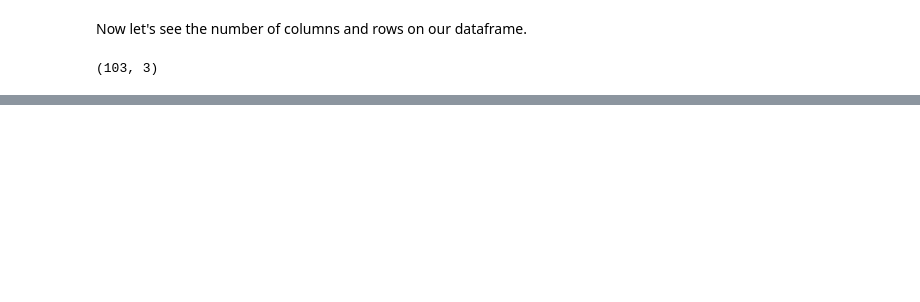
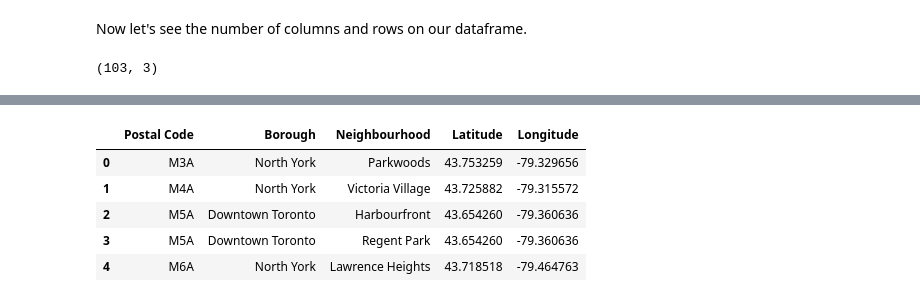
Before and after one commit to FelipedelaMora/Coursera_Capstone, a Jupyter notebook: Capstone_Project_week3.ipynb, the cells around one changed output, grey strips where cells are left out. Cells and saved outputs as stored; diff of their text form; code cells hidden in the pictures; blank space fills up the shorter version.

```diff
--- a/Capstone_Project_week3.ipynb
+++ b/Capstone_Project_week3.ipynb
@@ -103,3 +101,7 @@ Now let's see the number of columns and rows on our dataframe.
 df2.shape
 # %% [output]
 (103, 3)
+# %%
+geo_data = pd.read_csv('http://cocl.us/Geospatial_data', index_col = 0)
+geo_data = geo_data.reset_index()
+geo_data.head()
@@ -105,0 +115,10 @@ df2.shape
+# %%
+canada = pd.merge(df, geo_data, on = 'Postal Code')
+canada.head()
+# %% [output]
+|  | Postal Code | Borough | Neighbourhood | Latitude | Longitude |
+| 0 | M3A | North York | Parkwoods | 43.753259 | -79.329656 |
+| 1 | M4A | North York | Victoria Village | 43.725882 | -79.315572 |
+| 2 | M5A | Downtown Toronto | Harbourfront | 43.654260 | -79.360636 |
+| 3 | M5A | Downtown Toronto | Regent Park | 43.654260 | -79.360636 |
+| 4 | M6A | North York | Lawrence Heights | 43.718518 | -79.464763 |
```
Also changed, not shown: parts of 11 cells of this notebook.
